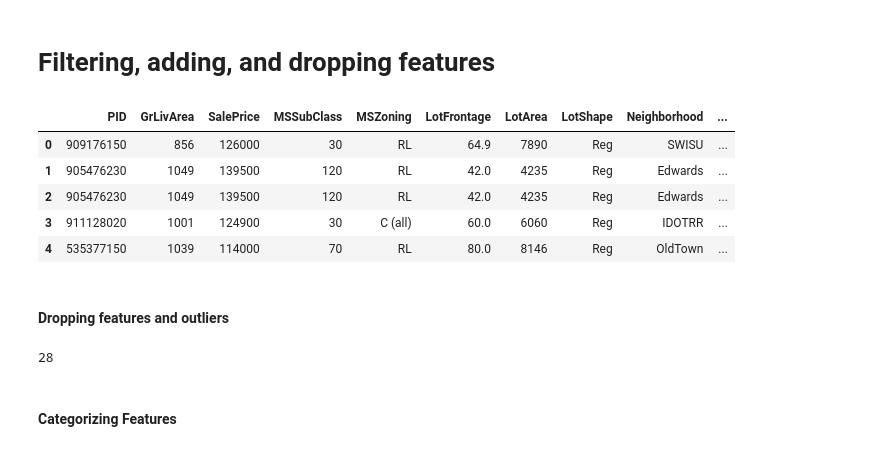
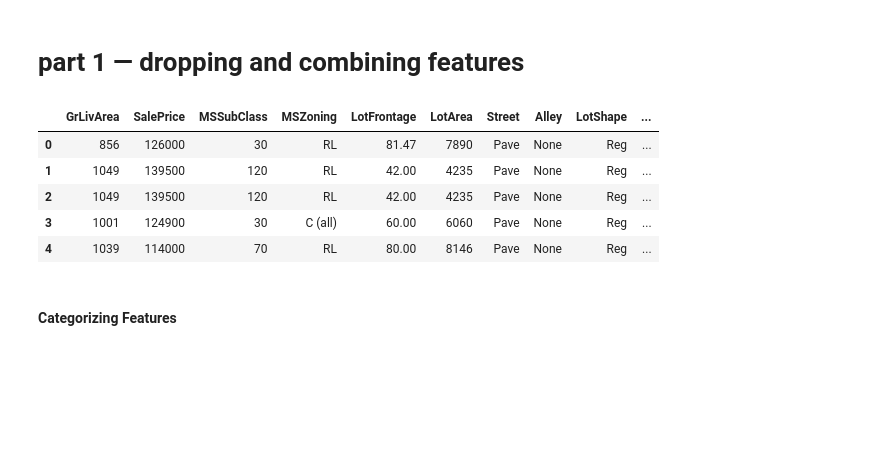
Before and after one commit to nickelworks/housing-prediction, a Jupyter notebook: 3_feature_engineering.ipynb, the cells around one changed output. Saved outputs shown, nothing was run; the diff lists cells and outputs as text; code cells hidden in the pictures; blank space fills up the shorter version.

```diff
--- a/3_feature_engineering.ipynb
+++ b/3_feature_engineering.ipynb
@@ -43,0 +32,4 @@ removed_features = ['RoofStyle','Exterior2nd','RoofMatl','Condition1','BsmtFinTy
+# %%
+#import data
+df_housing = pd.read_csv('./data/clean/cleaned.csv')
+df_housing.head()
@@ -44,33 +43,41 @@ removed_features = ['RoofStyle','Exterior2nd','RoofMatl','Condition1','BsmtFinTy
 # %% [markdown]
-# Filtering, adding, and dropping features
+# part 1 — dropping and combining features
-# %%
-df_housing = df_cleaned3
 # %%
-df_housing = pd.read_csv('../machine-learning-housing/data/Ames_Housing_Price_Data_cleaned_3.csv')
-df_housing = df_housing.drop(['Prop_Addr','mean_LotFrontage','lot_bucket','GarageYrBlt'],axis = 1)
-pd.set_option("display.max_columns", None)
+#drop unrelated variables
+df_housing = df_housing.drop(['PID','lat','long'],axis = 1)
 
-df_housing['log_SalePrice']= np.log(df_housing['SalePrice'])
+#combining SF related features
+df_housing['TotalSF'] = df_housing['1stFlrSF'] + df_housing['2ndFlrSF'] + df_housing['TotalBsmtSF']
+df_housing = df_housing.drop(['1stFlrSF','2ndFlrSF','TotalBsmtSF','BsmtUnfSF'], axis = 1)
+df_housing = df_housing.drop(['BsmtFinSF1','BsmtFinSF2','LowQualFinSF'],axis = 1) # there is a total basement metric
 
-#number of bathrooms
+#combine all the porch data into one variable
+df_housing['TotalPorchSF'] = df_housing.OpenPorchSF + \
+                                    df_housing.EnclosedPorch + \
+                                    df_housing['3SsnPorch'] + \
+                                    df_housing.ScreenPorch + df_housing.WoodDeckSF
+
+df_housing.drop(['OpenPorchSF','EnclosedPorch','3SsnPorch','ScreenPorch','WoodDeckSF'],
+                axis = 1,inplace = True)
+
+#combining bathroom related features
+
 #turning half baths to .5
 df_housing['BsmtHalfBath'] = df_housing['BsmtHalfBath'].replace([1], 0.5)
 df_housing['HalfBath'] = df_housing['HalfBath'].replace([1], 0.5)
 
 #adding half bathrooms to full baths
 df_housing['BsmtBR'] = df_housing['BsmtHalfBath'] + df_housing['BsmtFullBath']
 df_housing['AbvBR'] = df_housing['HalfBath'] + df_housing['FullBath']
 df_housing['TotalBR'] = df_housing['AbvBR'] + df_housing['BsmtBR']
 
 df_housing = df_housing.drop(['BsmtHalfBath','BsmtFullBath','HalfBath','FullBath','AbvBR','BsmtBR'], axis = 1)
 
 df_housing.head(5)
 # %% [output]
-|  | PID | GrLivArea | SalePrice | MSSubClass | MSZoning | LotFrontage | LotArea | LotShape | Neighborhood | ... |
-| 0 | 909176150 | 856 | 126000 | 30 | RL | 64.9 | 7890 | Reg | SWISU | ... |
-| 1 | 905476230 | 1049 | 139500 | 120 | RL | 42.0 | 4235 | Reg | Edwards | ... |
-| 2 | 905476230 | 1049 | 139500 | 120 | RL | 42.0 | 4235 | Reg | Edwards | ... |
-| 3 | 911128020 | 1001 | 124900 | 30 | C (all) | 60.0 | 6060 | Reg | IDOTRR | ... |
-| 4 | 535377150 | 1039 | 114000 | 70 | RL | 80.0 | 8146 | Reg | OldTown | ... |
+|  | GrLivArea | SalePrice | MSSubClass | MSZoning | LotFrontage | LotArea | Street | Alley | LotShape | ... |
+| 0 | 856 | 126000 | 30 | RL | 81.47 | 7890 | Pave | None | Reg | ... |
+| 1 | 1049 | 139500 | 120 | RL | 42.00 | 4235 | Pave | None | Reg | ... |
+| 2 | 1049 | 139500 | 120 | RL | 42.00 | 4235 | Pave | None | Reg | ... |
+| 3 | 1001 | 124900 | 30 | C (all) | 60.00 | 6060 | Pave | None | Reg | ... |
+| 4 | 1039 | 114000 | 70 | RL | 80.00 | 8146 | Pave | None | Reg | ... |
-# %% [markdown]
-#### Dropping features and outliers
@@ -79,4 +83,0 @@ df_housing = df_housing.drop(['PID','Prop_Addr','mean_LotFrontage','lot_bucket',
-# %%
-df_housing['Neighborhood'].nunique()
-# %% [output]
-28
```
Also changed, not shown: parts of 26 cells of this notebook, 8 other files.
